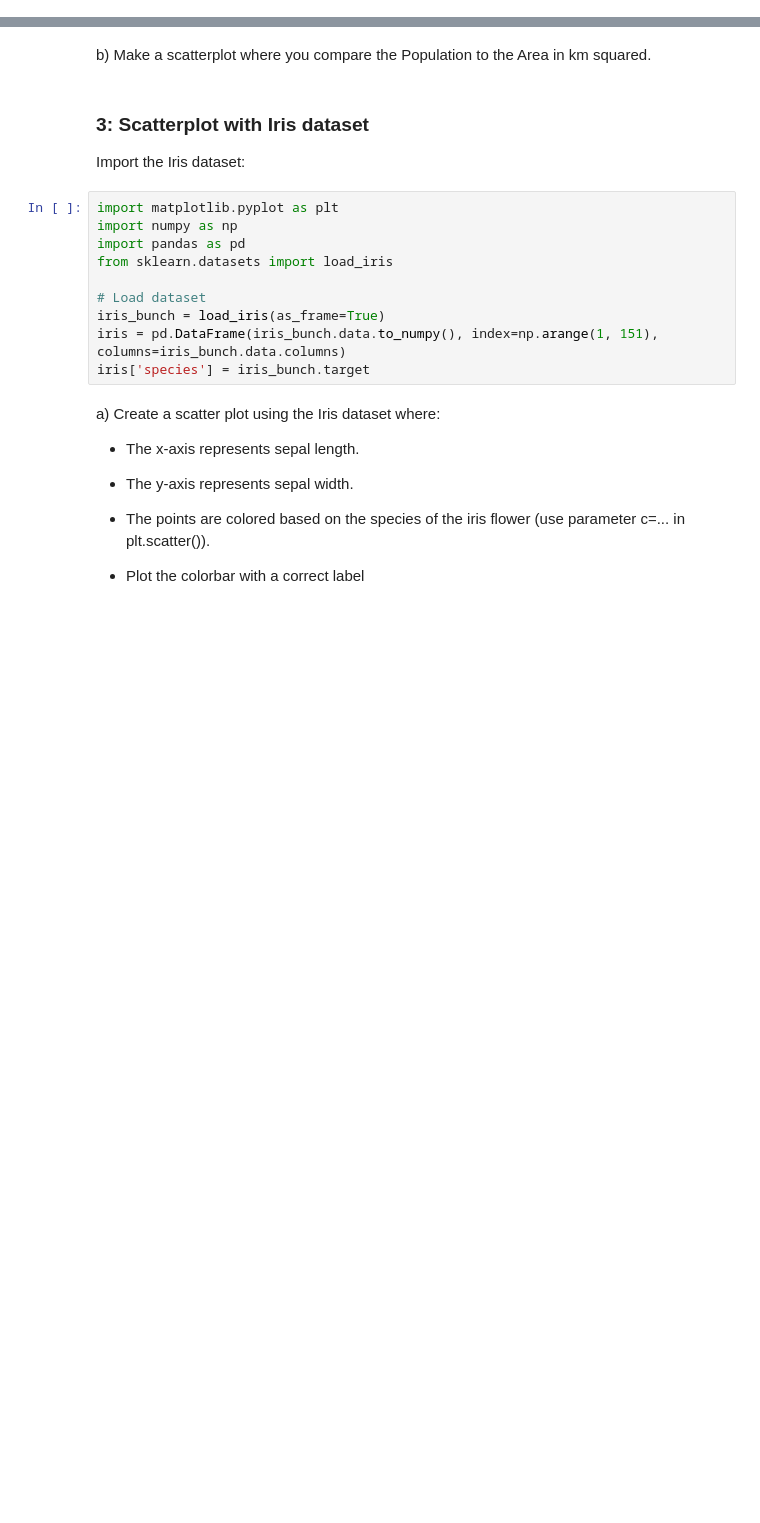
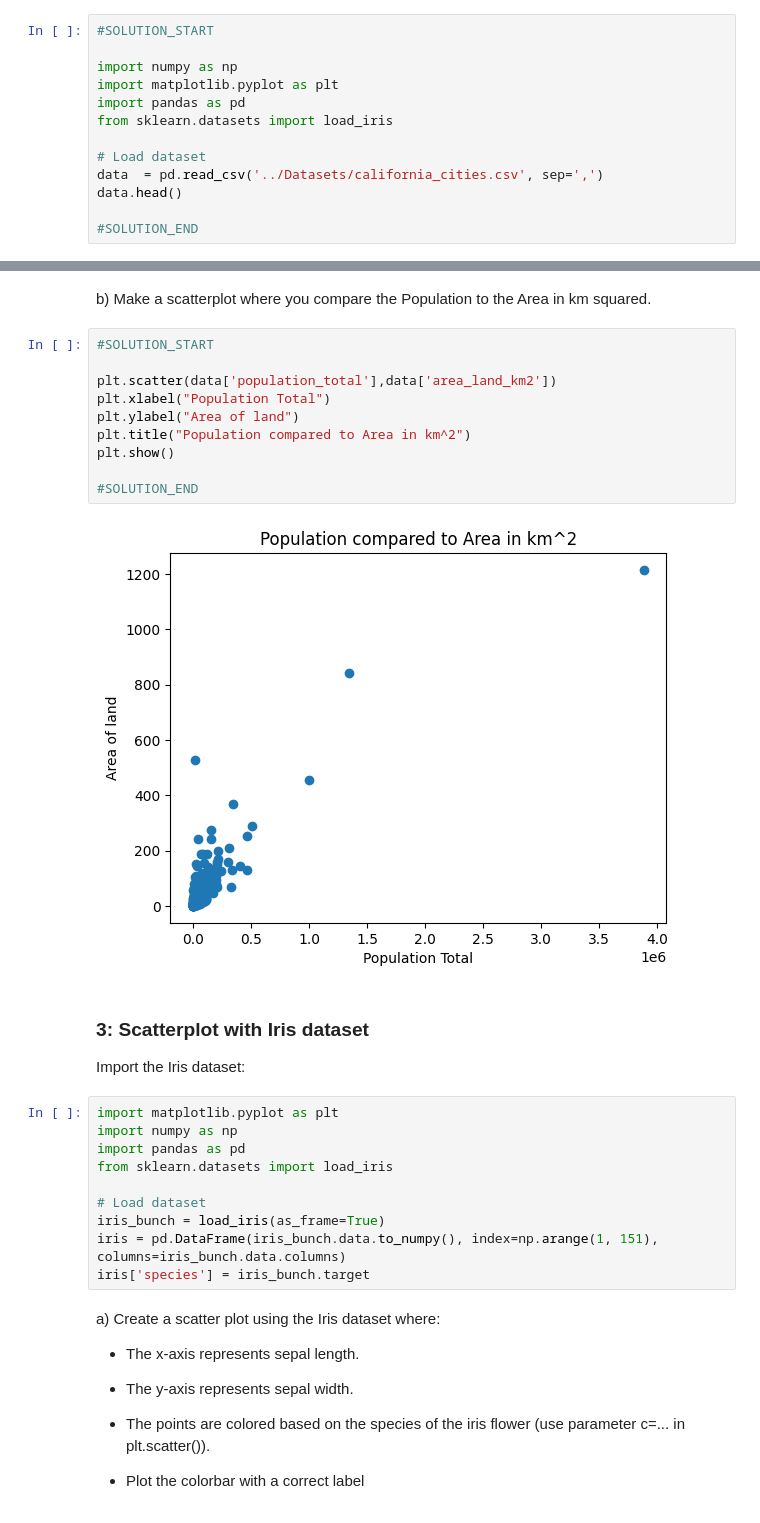
Before and after one commit to YuuneesIBH/KdG-DataScience2, a Jupyter notebook: Oefeningen/4- Matplotlib/04.02_EX.ipynb, the cells around one changed output, grey strips where cells are left out. Saved outputs shown, nothing was run; the diff lists cells and outputs as text; blank space fills up the shorter version.

```diff
--- a/Oefeningen/4- Matplotlib/04.02_EX.ipynb
+++ b/Oefeningen/4- Matplotlib/04.02_EX.ipynb
@@ -17,3 +41,16 @@ b) Create a simple scatter plot using NumPy where:
 ### 2: city population exploration
 
 a) import needed libaries here and read in the california_cities.csv file.
+# %%
+#SOLUTION_START
+
+import numpy as np
+import matplotlib.pyplot as plt
+import pandas as pd
+from sklearn.datasets import load_iris
+
+# Load dataset
+data  = pd.read_csv('../Datasets/california_cities.csv', sep=',')
+data.head()
+
+#SOLUTION_END
@@ -20,5 +64,17 @@ a) import needed libaries here and read in the california_cities.csv file.
 # %% [markdown]
 b) Make a scatterplot where you compare the Population to the Area in km squared.
+# %%
+#SOLUTION_START
+
+plt.scatter(data['population_total'],data['area_land_km2'])
+plt.xlabel("Population Total")
+plt.ylabel("Area of land")
+plt.title("Population compared to Area in km^2")
+plt.show()
+
+#SOLUTION_END
+# %% [output]
+[figure, added]
 # %% [markdown]
 ### 3: Scatterplot with Iris dataset
 
```
Also changed, not shown: parts of 6 cells of this notebook, 2 other files.
